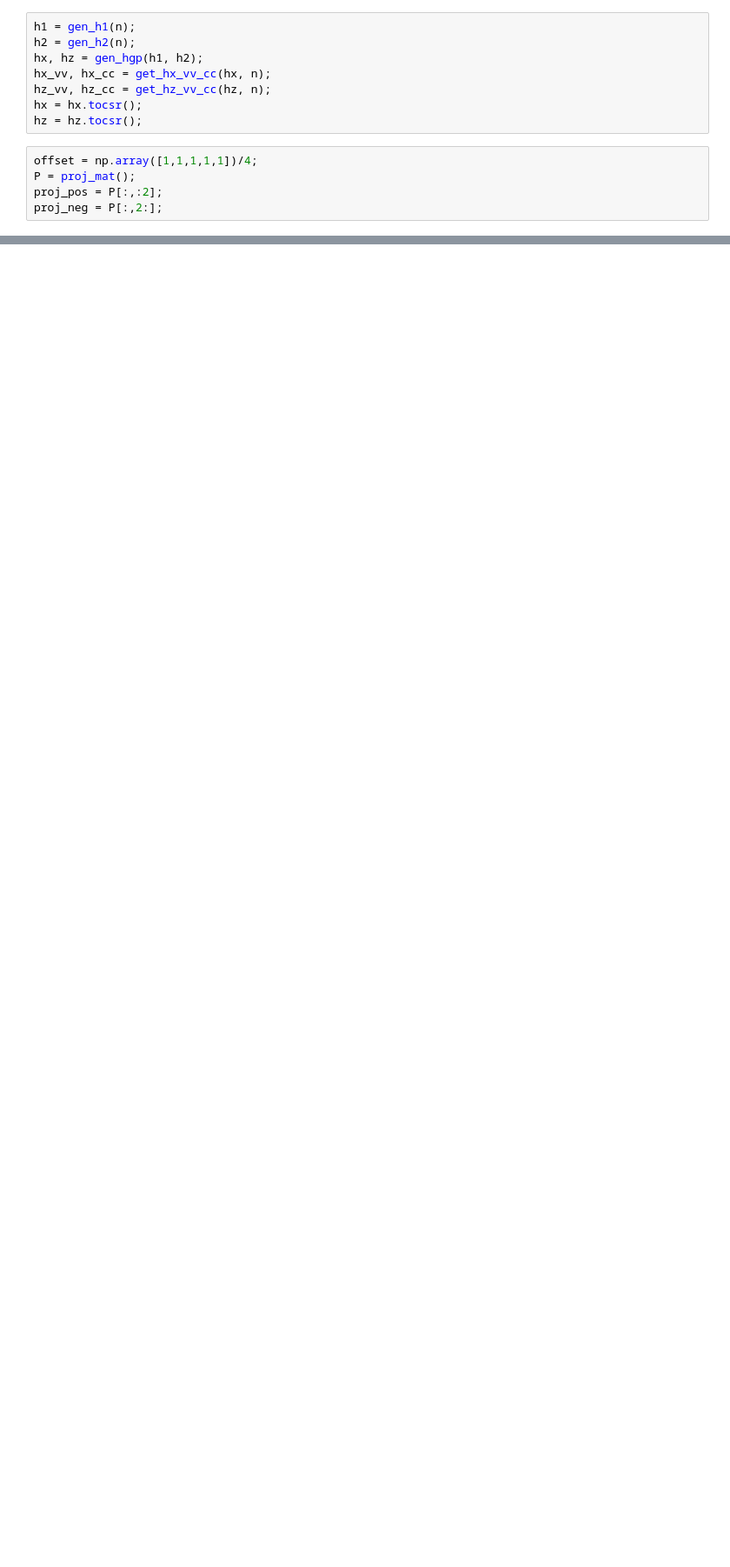
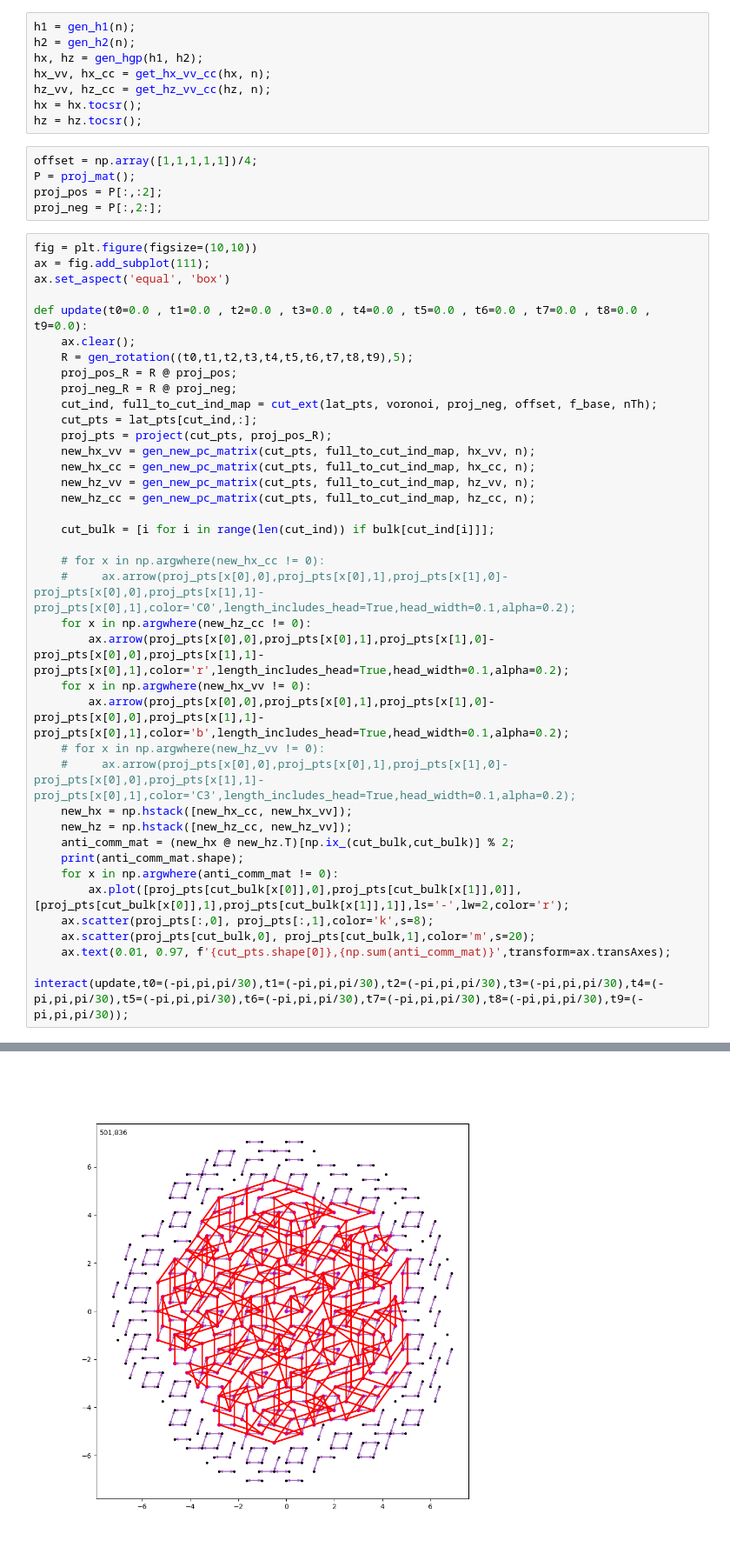
Before and after one commit to Rosetta-Tan/aperiodic-codes, a Jupyter notebook: aperiodic_codes/cut_and_project/rotated_p3.ipynb, the cells around one changed output, grey strips where cells are left out. Shown at 87% size. Cells and saved outputs as stored; diff of their text form; blank space fills up the shorter version.

```diff
--- a/aperiodic_codes/cut_and_project/rotated_p3.ipynb
+++ b/aperiodic_codes/cut_and_project/rotated_p3.ipynb
@@ -29,3 +29,43 @@ offset = np.array([1,1,1,1,1])/4;
 P = proj_mat();
 proj_pos = P[:,:2];
 proj_neg = P[:,2:];
+# %%
+fig = plt.figure(figsize=(10,10))
+ax = fig.add_subplot(111);
+ax.set_aspect('equal', 'box')
+
+def update(t0=0.0 , t1=0.0 , t2=0.0 , t3=0.0 , t4=0.0 , t5=0.0 , t6=0.0 , t7=0.0 , t8=0.0 , t9=0.0):
+    ax.clear();
+    R = gen_rotation((t0,t1,t2,t3,t4,t5,t6,t7,t8,t9),5);
+    proj_pos_R = R @ proj_pos;
+    proj_neg_R = R @ proj_neg;
+    cut_ind, full_to_cut_ind_map = cut_ext(lat_pts, voronoi, proj_neg, offset, f_base, nTh);
+    cut_pts = lat_pts[cut_ind,:];
+    proj_pts = project(cut_pts, proj_pos_R);
+    new_hx_vv = gen_new_pc_matrix(cut_pts, full_to_cut_ind_map, hx_vv, n);
+    new_hx_cc = gen_new_pc_matrix(cut_pts, full_to_cut_ind_map, hx_cc, n);
+    new_hz_vv = gen_new_pc_matrix(cut_pts, full_to_cut_ind_map, hz_vv, n);
+    new_hz_cc = gen_new_pc_matrix(cut_pts, full_to_cut_ind_map, hz_cc, n);
+
+    cut_bulk = [i for i in range(len(cut_ind)) if bulk[cut_ind[i]]];
+
+    # for x in np.argwhere(new_hx_cc != 0):
+    #     ax.arrow(proj_pts[x[0],0],proj_pts[x[0],1],proj_pts[x[1],0]-proj_pts[x[0],0],proj_pts[x[1],1]-proj_pts[x[0],1],color='C0',length_includes_head=True,head_width=0.1,alpha=0.2);
+    for x in np.argwhere(new_hz_cc != 0):
+        ax.arrow(proj_pts[x[0],0],proj_pts[x[0],1],proj_pts[x[1],0]-proj_pts[x[0],0],proj_pts[x[1],1]-proj_pts[x[0],1],color='r',length_includes_head=True,head_width=0.1,alpha=0.2);
+    for x in np.argwhere(new_hx_vv != 0):
+        ax.arrow(proj_pts[x[0],0],proj_pts[x[0],1],proj_pts[x[1],0]-proj_pts[x[0],0],proj_pts[x[1],1]-proj_pts[x[0],1],color='b',length_includes_head=True,head_width=0.1,alpha=0.2);
+    # for x in np.argwhere(new_hz_vv != 0):
+    #     ax.arrow(proj_pts[x[0],0],proj_pts[x[0],1],proj_pts[x[1],0]-proj_pts[x[0],0],proj_pts[x[1],1]-proj_pts[x[0],1],color='C3',length_includes_head=True,head_width=0.1,alpha=0.2);
+    new_hx = np.hstack([new_hx_cc, new_hx_vv]);
+    new_hz = np.hstack([new_hz_cc, new_hz_vv]);
+    anti_comm_mat = (new_hx @ new_hz.T)[np.ix_(cut_bulk,cut_bulk)] % 2;
+    print(anti_comm_mat.shape);
+    for x in np.argwhere(anti_comm_mat != 0):
+        ax.plot([proj_pts[cut_bulk[x[0]],0],proj_pts[cut_bulk[x[1]],0]],[proj_pts[cut_bulk[x[0]],1],proj_pts[cut_bulk[x[1]],1]],ls='-',lw=2,color='r');
+    ax.scatter(proj_pts[:,0], proj_pts[:,1],color='k',s=8);
+    ax.scatter(proj_pts[cut_bulk,0], proj_pts[cut_bulk,1],color='m',s=20);
+    ax.text(0.01, 0.97, f'{cut_pts.shape[0]},{np.sum(anti_comm_mat)}',transform=ax.transAxes);
+
+interact(update,t0=(-pi,pi,pi/30),t1=(-pi,pi,pi/30),t2=(-pi,pi,pi/30),t3=(-pi,pi,pi/30),t4=(-pi,pi,pi/30),t5=(-pi,pi,pi/30),t6=(-pi,pi,pi/30),t7=(-pi,pi,pi/30),t8=(-pi,pi,pi/30),t9=(-pi,pi,pi/30));
+# %% [output]
@@ -32,3 +73,4 @@ proj_neg = P[:,2:];
+[figure, added]
 # %%
 fig = plt.figure(figsize=(10,10))
 ax = fig.add_subplot(111);
```
Also changed, not shown: parts of 3 cells of this notebook, 7 other files.
